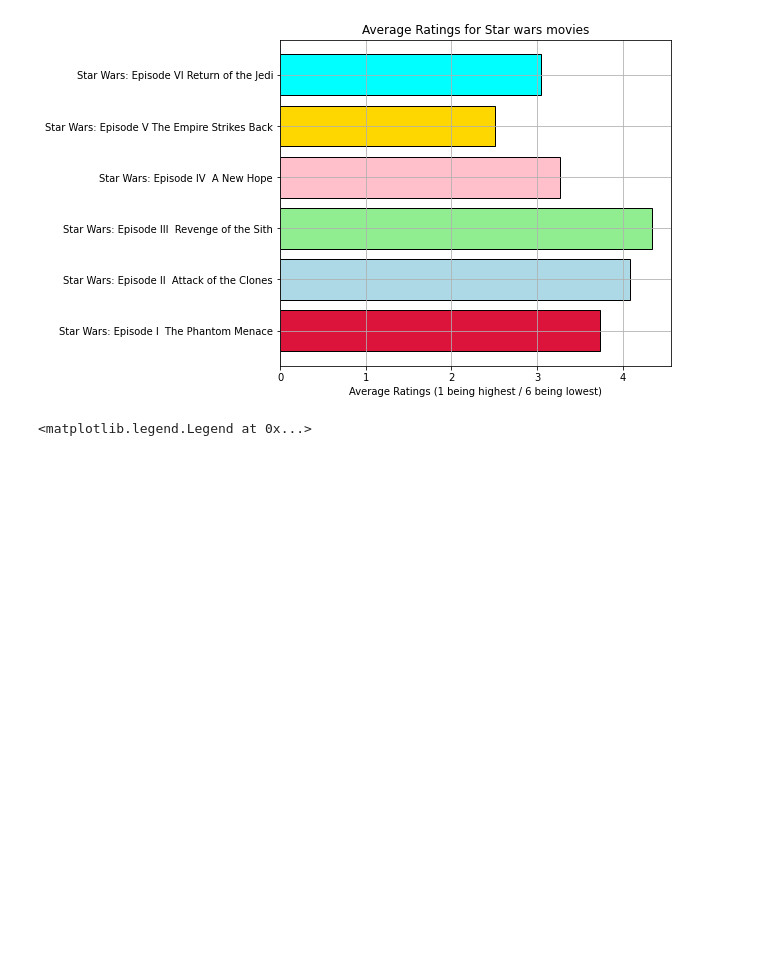
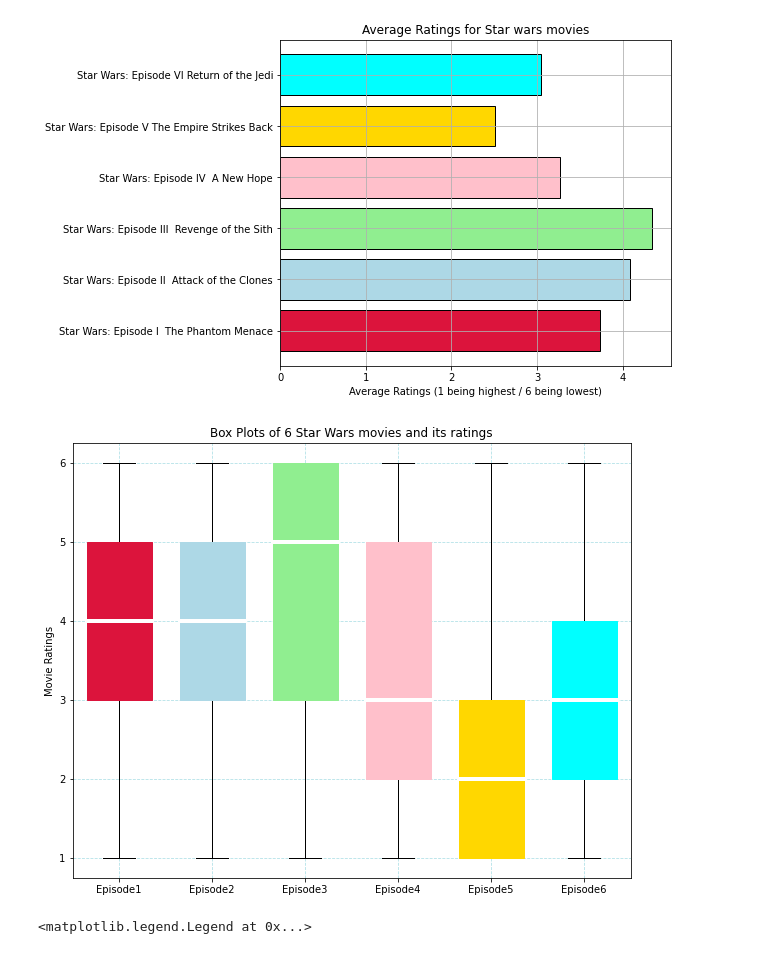
Before and after one commit to khushbuupatel/StarWarsEDA, a Jupyter notebook: Assignment1.ipynb, the cells around one changed output. Drawn from its saved outputs; the diff is of its cells as text; code cells hidden in the pictures; blank space fills up the shorter version.

```diff
--- a/Assignment1.ipynb
+++ b/Assignment1.ipynb
@@ -219,6 +219,23 @@ axes.set_title('Average Ratings for Star wars movies')
 plt.grid()
 # %% [output]
 [figure]
+# %%
+colors = ['crimson','lightblue','lightgreen','pink', 'gold', 'cyan']
+fig,ax = plt.subplots(1,1,figsize=(10,8))
+
+boxplt = ax.boxplot([watched_movie_df[(rank_col,movie[i])] for i in range(len(movie))], patch_artist=True, widths=0.7)
+ax.set_xticklabels(x_labels)
+ax.set_ylabel('Movie Ratings')
+ax.set_title('Box Plots of 6 Star Wars movies and its ratings')
+
+for whisker, median, color in zip(boxplt['boxes'], boxplt['medians'], colors):
+    whisker.set(color=color)
+    median.set(color='white', linewidth=4)
+
+plt.grid(linestyle='--', color='powderblue')
+plt.show()
+# %% [output]
+[figure, added]
 # %%
 # Task 2.2: Relationships between columns
 
```
Also changed, not shown: parts of 2 cells of this notebook.
